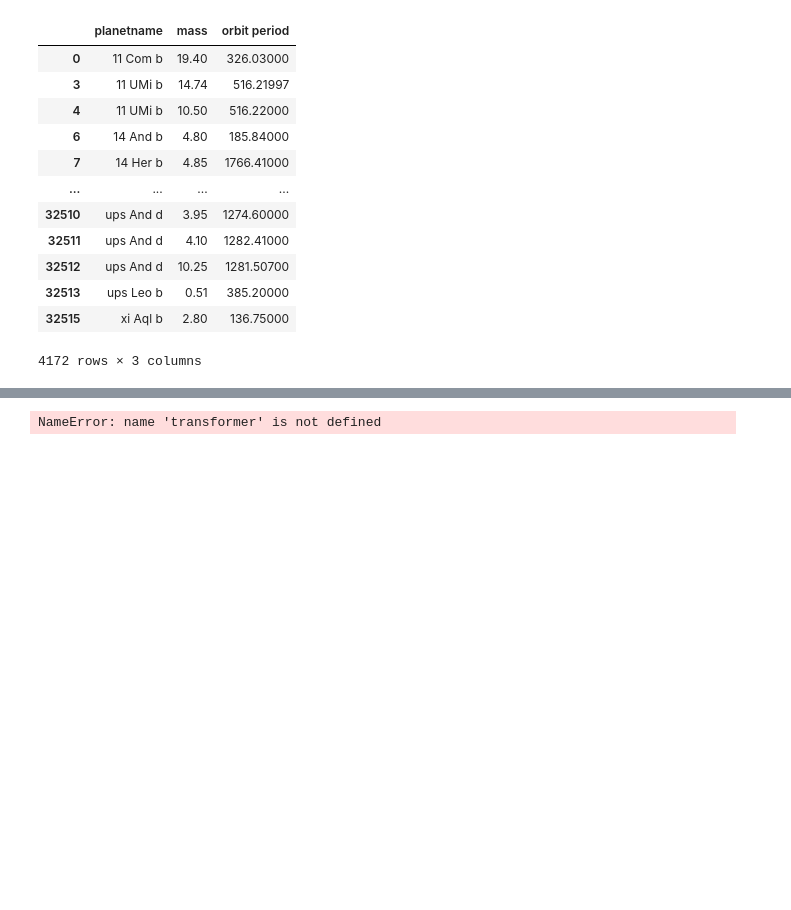
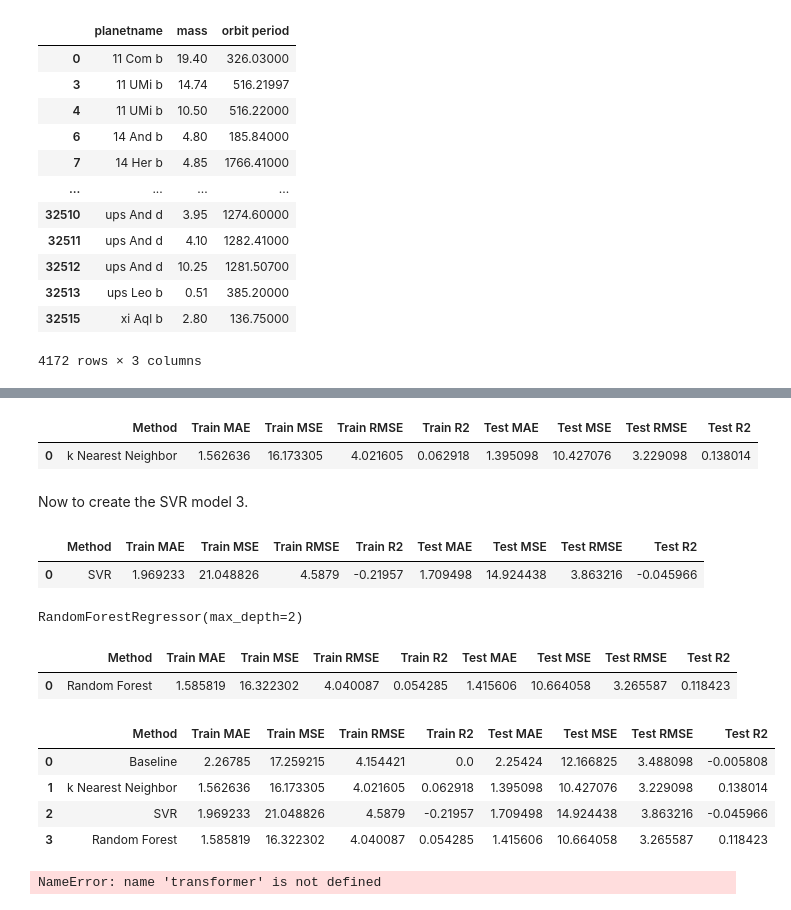
Before and after one commit to jbravo87/blog-projects, a Jupyter notebook: exoplanet_data_notebook.ipynb, the cells around one changed output, grey strips where cells are left out. Drawn from its saved outputs; the diff is of its cells as text; code cells hidden in the pictures; blank space fills up the shorter version.

Commit message:
Completed Results 3 for Scenario 3 with all the metrics.

```diff
--- a/exoplanet_data_notebook.ipynb
+++ b/exoplanet_data_notebook.ipynb
@@ -1159,0 +1142,20 @@ knn_results_3
+# %%
+# First the training metrics.
+knn3_train_mae = mean_absolute_error(y3_train, y_knn_train_pred_3)
+knn3_train_mse = mean_squared_error(y3_train, y_knn_train_pred_3)
+knn3_train_rmse = sqrt(knn3_train_mse) # <- will compute the root mean square error
+knn3_train_r2 = r2_score(y3_train, y_knn_train_pred_3)
+# Now, test set metrics.
+knn3_test_mae = mean_absolute_error(y3_test, y_knn_test_pred_3)
+knn3_test_mse = mean_squared_error(y3_test, y_knn_test_pred_3)
+knn3_test_rmse = sqrt(knn3_test_mse)
+knn3_test_r2 = r2_score(y3_test, y_knn_test_pred_3)
+# Consolidate the results.
+knn_results_3 = pd.DataFrame(['k Nearest Neighbor', knn3_train_mae, knn3_train_mse, knn3_train_rmse, knn3_train_r2, knn3_test_mae, knn3_test_mse, knn3_test_rmse, knn3_test_r2]).transpose()
+knn_results_3.columns = metric_col_names
+knn_results_3
+# %% [output]
+|  | Method | Train MAE | Train MSE | Train RMSE | Train R2 | Test MAE | Test MSE | Test RMSE | Test R2 |
+| 0 | k Nearest Neighbor | 1.562636 | 16.173305 | 4.021605 | 0.062918 | 1.395098 | 10.427076 | 3.229098 | 0.138014 |
+# %% [markdown]
+Now to create the SVR model 3.
@@ -1160,3 +1171,58 @@ knn_results_3
+# %%
+# Model performance - training set
+svr3_train_mae = mean_absolute_error(y3_train, y_svr_train_pred_3)
+svr3_train_mse = mean_squared_error(y3_train, y_svr_train_pred_3)
+svr3_train_rmse = sqrt(svr3_train_mse)
+svr3_train_r2 = r2_score(y3_train, y_svr_train_pred_3)
+# Test results
+svr3_test_mae = mean_absolute_error(y3_test, y_svr_test_pred_3)
+svr3_test_mse = mean_squared_error(y3_test, y_svr_test_pred_3)
+svr3_test_rmse = sqrt(svr3_test_mse)
+svr3_test_r2 = r2_score(X3_test, y_svr_test_pred_3)
+# Consolidate the results.
+svr_results_3 = pd.DataFrame(['SVR', svr3_train_mae, svr3_train_mse, svr3_train_rmse, svr3_train_r2, svr3_test_mae, svr3_test_mse, svr3_test_rmse, svr3_test_r2]).T
+svr_results_3.columns = metric_col_names
+svr_results_3
+# %% [output]
+|  | Method | Train MAE | Train MSE | Train RMSE | Train R2 | Test MAE | Test MSE | Test RMSE | Test R2 |
+| 0 | SVR | 1.969233 | 21.048826 | 4.5879 | -0.21957 | 1.709498 | 14.924438 | 3.863216 | -0.045966 |
+# %%
+rf_3 = RandomForestRegressor(max_depth = 2)
+rf_3.fit(X3_train_log, y3_train_log)
+y_rf_train_pred_3_log = rf_3.predict(X3_train_log)
+y_rf_test_pred_3_log = rf_3.predict(X3_test_log)
+rf_3
+# %% [output]
+RandomForestRegressor(max_depth=2)
+# %%
+y_rf_train_pred_3 = pow(10, y_rf_train_pred_3_log)
+y_rf_test_pred_3 = pow(10, y_rf_test_pred_3_log)
+# Model performance metrics for random forest model.
+rf3_train_mae = mean_absolute_error(y3_train, y_rf_train_pred_3)
+rf3_train_mse = mean_squared_error(y3_train, y_rf_train_pred_3)
+rf3_train_rmse = sqrt(rf3_train_mse)
+rf3_train_r2 = r2_score(y3_train, y_rf_train_pred_3)
+# The following are the test metrics.
+rf3_test_mae = mean_absolute_error(y3_test, y_rf_test_pred_3)
+rf3_test_mse = mean_squared_error(y3_test, y_rf_test_pred_3)
+rf3_test_rmse = sqrt(rf3_test_mse)
+rf3_test_r2 = r2_score(y3_test, y_rf_test_pred_3)
+# %%
+rf3_results = pd.DataFrame(['Random Forest', rf3_train_mae, rf3_train_mse, rf3_train_rmse, rf3_train_r2, rf3_test_mae, rf3_test_mse, rf3_test_rmse, rf3_test_r2]).transpose()
+rf3_results.columns = metric_col_names
+rf3_results
+# %% [output]
+|  | Method | Train MAE | Train MSE | Train RMSE | Train R2 | Test MAE | Test MSE | Test RMSE | Test R2 |
+| 0 | Random Forest | 1.585819 | 16.322302 | 4.040087 | 0.054285 | 1.415606 | 10.664058 | 3.265587 | 0.118423 |
+# %%
+results_3 = pd.concat([baseline_3, knn_results_3, svr_results_3, rf3_results], axis = 0, ignore_index = True)
+results_3
+# %% [output]
+|  | Method | Train MAE | Train MSE | Train RMSE | Train R2 | Test MAE | Test MSE | Test RMSE | Test R2 |
+| 0 | Baseline | 2.26785 | 17.259215 | 4.154421 | 0.0 | 2.25424 | 12.166825 | 3.488098 | -0.005808 |
+| 1 | k Nearest Neighbor | 1.562636 | 16.173305 | 4.021605 | 0.062918 | 1.395098 | 10.427076 | 3.229098 | 0.138014 |
+| 2 | SVR | 1.969233 | 21.048826 | 4.5879 | -0.21957 | 1.709498 | 14.924438 | 3.863216 | -0.045966 |
+| 3 | Random Forest | 1.585819 | 16.322302 | 4.040087 | 0.054285 | 1.415606 | 10.664058 | 3.265587 | 0.118423 |
 # %%
 X1 = transformer[:,0]
 y1 = transformer[:,1]
```
Also changed, not shown: parts of 44 cells of this notebook.
